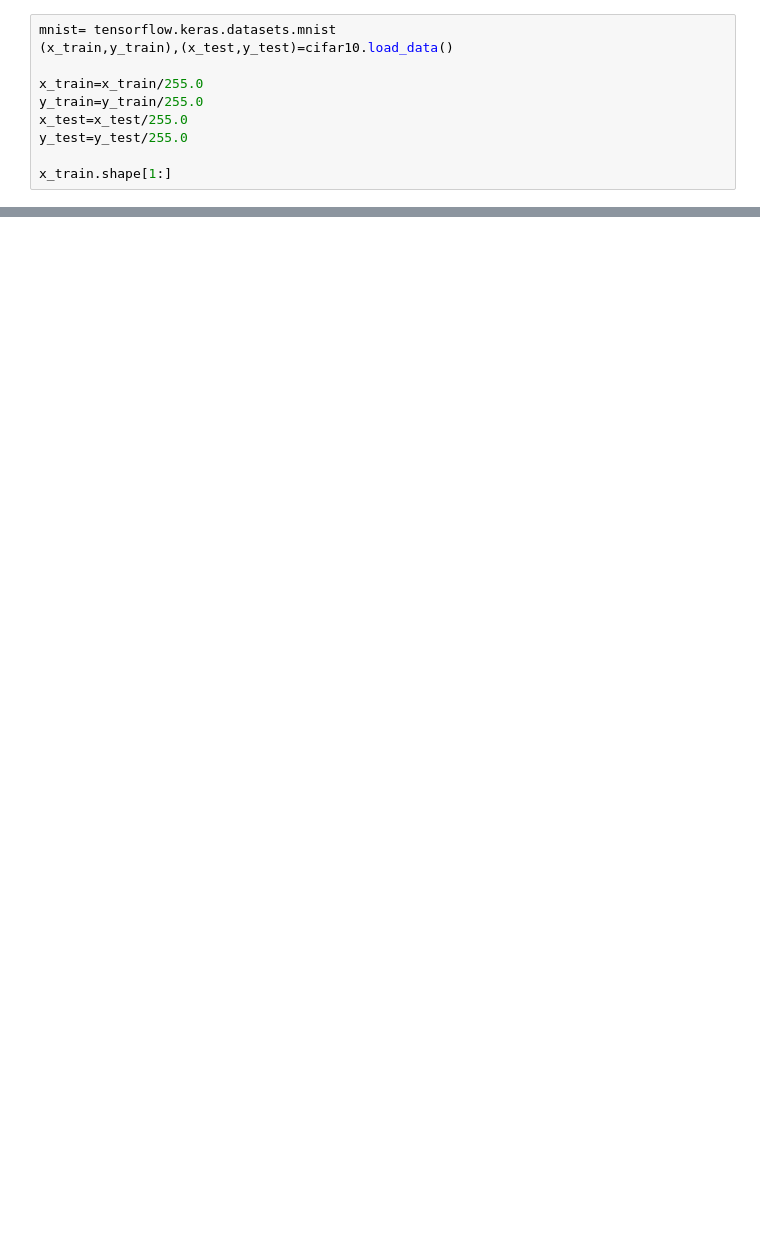
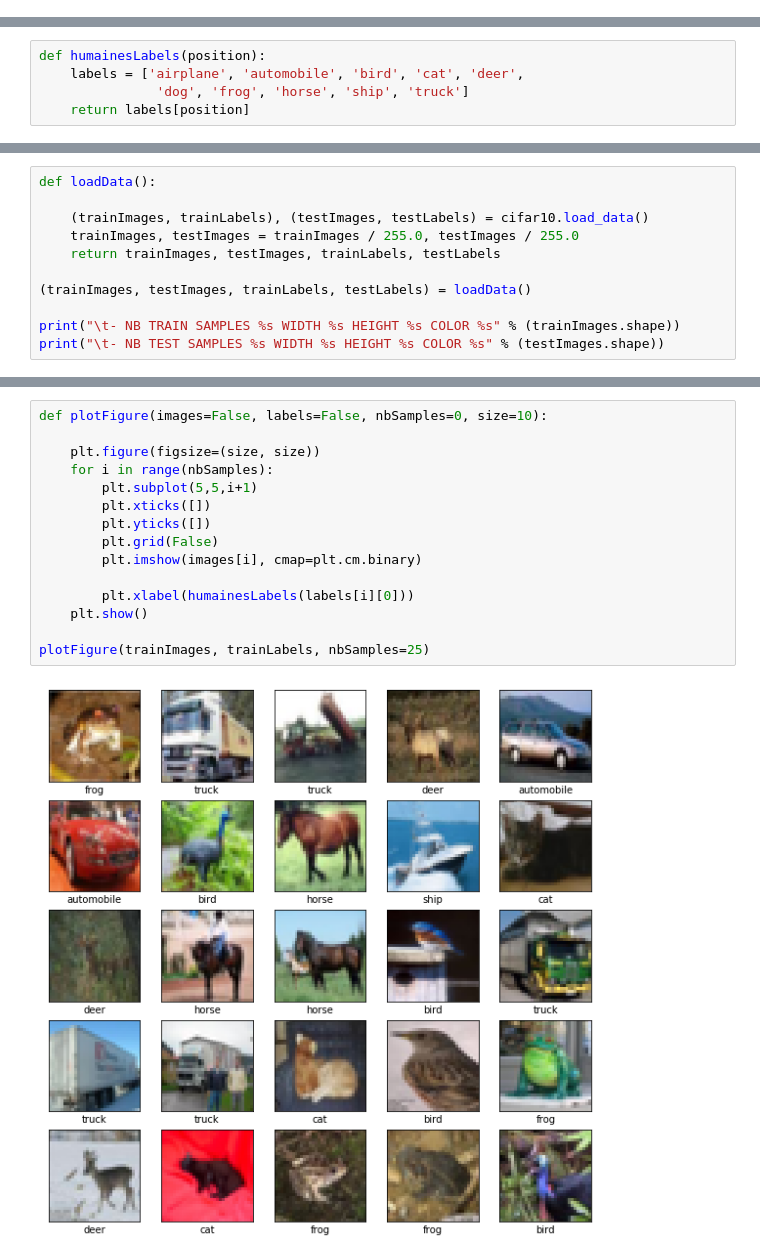
Before and after one commit to Dreamsplutox/machinelearning_cifar10, a Jupyter notebook: notebooks/rnn/Model_Cifar10_RNN.ipynb, the cells around one changed output, grey strips where cells are left out. Drawn from its saved outputs; the diff is of its cells as text; blank space fills up the shorter version.

```diff
--- a/notebooks/rnn/Model_Cifar10_RNN.ipynb
+++ b/notebooks/rnn/Model_Cifar10_RNN.ipynb
@@ -46,10 +0,0 @@ def prep_pixels(train, test):
-# %%
-mnist= tensorflow.keras.datasets.mnist
-(x_train,y_train),(x_test,y_test)=cifar10.load_data()
-
-x_train=x_train/255.0
-y_train=y_train/255.0
-x_test=x_test/255.0
-y_test=y_test/255.0
-
-x_train.shape[1:]
@@ -723,0 +68,5 @@ Epoch 70/70
+# %%
+def humainesLabels(position):
+    labels = ['airplane', 'automobile', 'bird', 'cat', 'deer',
+               'dog', 'frog', 'horse', 'ship', 'truck']
+    return labels[position]
@@ -723,0 +78,11 @@ Epoch 70/70
+# %%
+def loadData():
+
+    (trainImages, trainLabels), (testImages, testLabels) = cifar10.load_data()
+    trainImages, testImages = trainImages / 255.0, testImages / 255.0
+    return trainImages, testImages, trainLabels, testLabels
+
+(trainImages, testImages, trainLabels, testLabels) = loadData()
+
+print("\t- NB TRAIN SAMPLES %s WIDTH %s HEIGHT %s COLOR %s" % (trainImages.shape))
+print("\t- NB TEST SAMPLES %s WIDTH %s HEIGHT %s COLOR %s" % (testImages.shape))
@@ -723,0 +92,17 @@ Epoch 70/70
+# %%
+def plotFigure(images=False, labels=False, nbSamples=0, size=10):
+
+    plt.figure(figsize=(size, size))
+    for i in range(nbSamples):
+        plt.subplot(5,5,i+1)
+        plt.xticks([])
+        plt.yticks([])
+        plt.grid(False)
+        plt.imshow(images[i], cmap=plt.cm.binary)
+
+        plt.xlabel(humainesLabels(labels[i][0]))
+    plt.show()
+
+plotFigure(trainImages, trainLabels, nbSamples=25)
+# %% [output]
+[figure, added]
```
Also changed, not shown: parts of 58 cells of this notebook, 1 other file.
